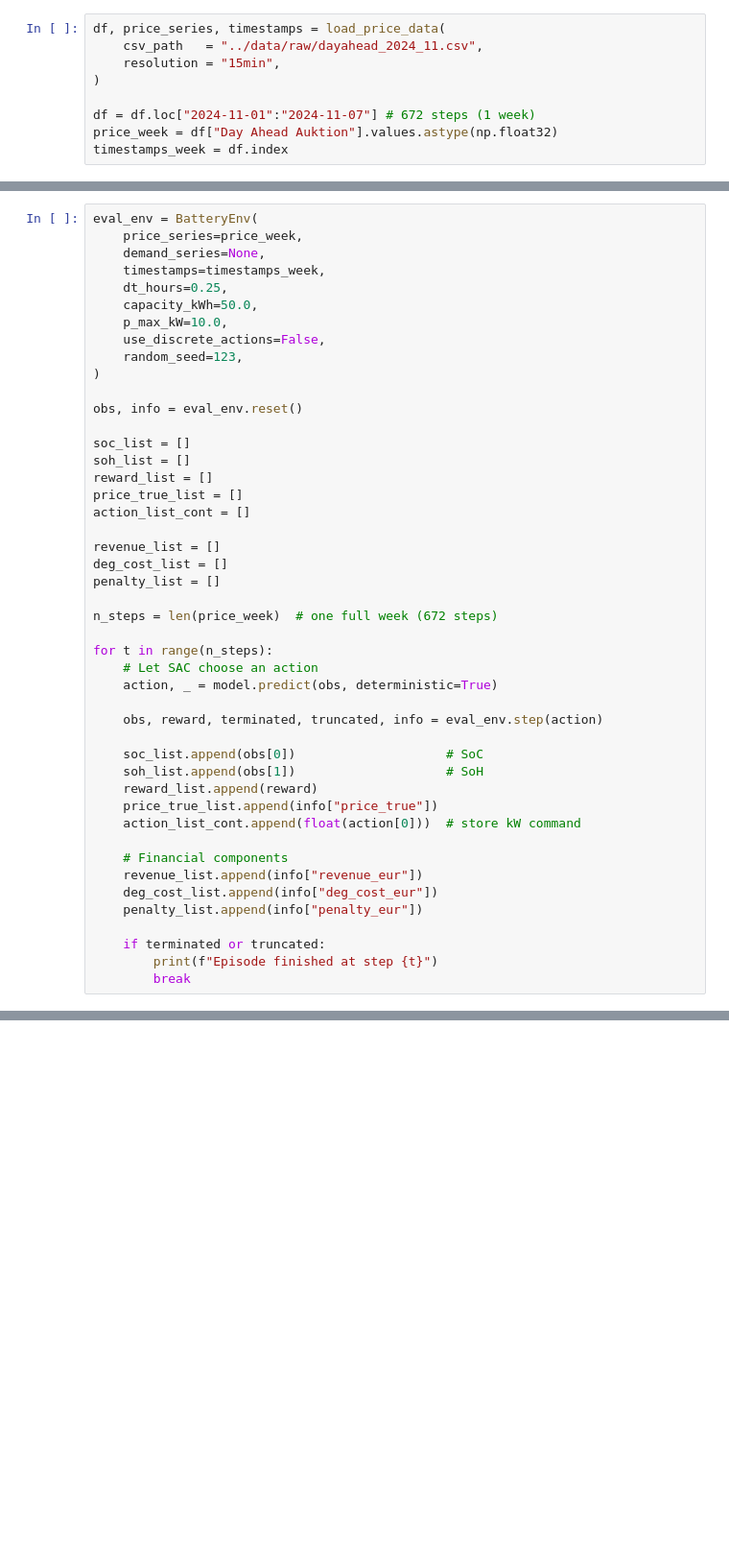
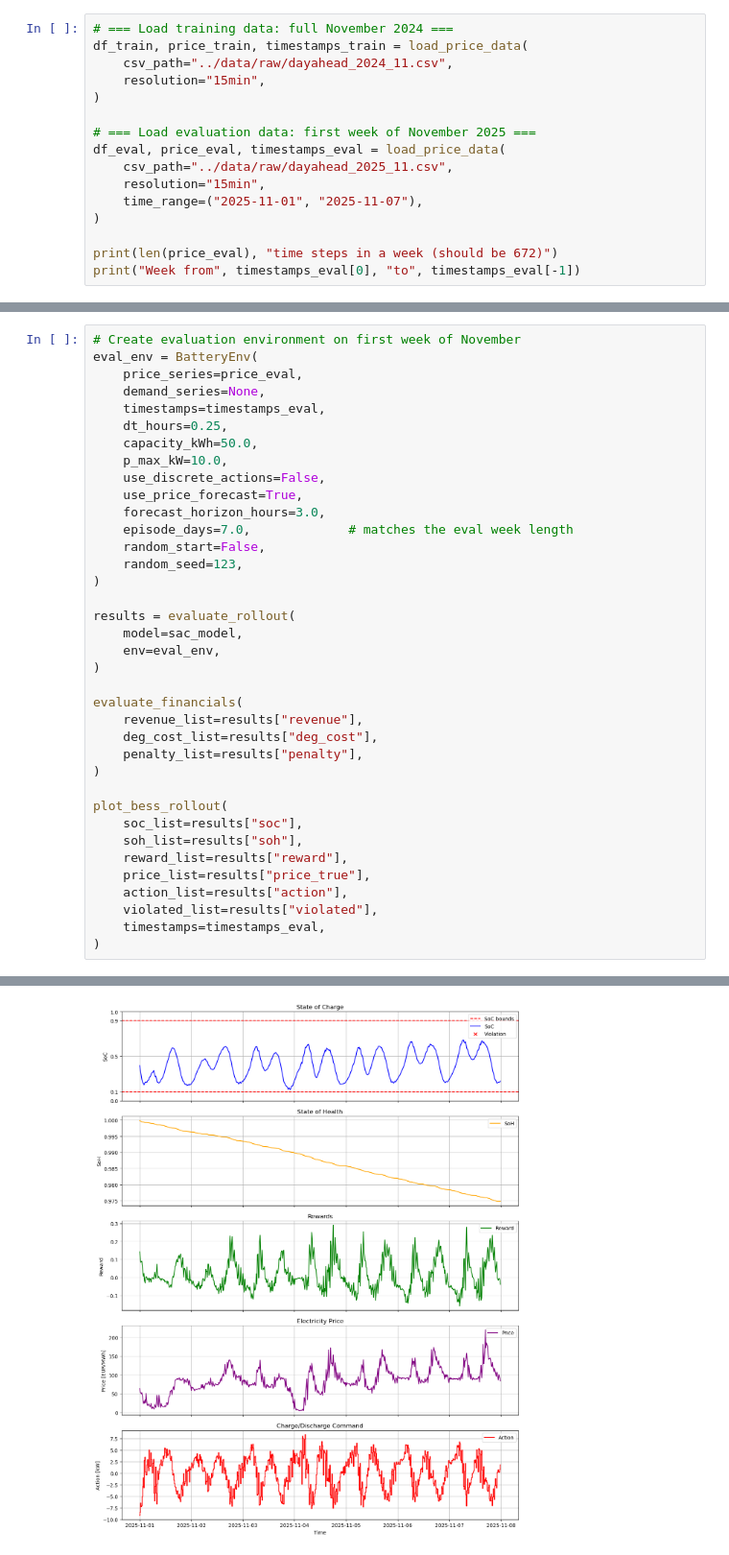
Before and after one commit to cfeng-dev/DRL_BESS, a Jupyter notebook: notebooks/sac_test.ipynb, the cells around one changed output, grey strips where cells are left out. Shown at 96% size. Drawn from its saved outputs; the diff is of its cells as text; blank space fills up the shorter version.

Commit message:
Update BESS evaluation notebooks with TD3, SAC, DQN training pipelines and rule-based baseline rollout

```diff
--- a/notebooks/sac_test.ipynb
+++ b/notebooks/sac_test.ipynb
@@ -12,9 +12,16 @@ from utils.eval_handler import evaluate_financials
 # %%
-df, price_series, timestamps = load_price_data(
-    csv_path   = "../data/raw/dayahead_2024_11.csv",
-    resolution = "15min",
+# === Load training data: full November 2024 ===
+df_train, price_train, timestamps_train = load_price_data(
+    csv_path="../data/raw/dayahead_2024_11.csv",
+    resolution="15min",
 )
 
-df = df.loc["2024-11-01":"2024-11-07"] # 672 steps (1 week)
-price_week = df["Day Ahead Auktion"].values.astype(np.float32)
-timestamps_week = df.index
+# === Load evaluation data: first week of November 2025 ===
+df_eval, price_eval, timestamps_eval = load_price_data(
+    csv_path="../data/raw/dayahead_2025_11.csv",
+    resolution="15min",
+    time_range=("2025-11-01", "2025-11-07"),
+)
+
+print(len(price_eval), "time steps in a week (should be 672)")
+print("Week from", timestamps_eval[0], "to", timestamps_eval[-1])
@@ -50,47 +88,38 @@ Training completed.
 # %%
+# Create evaluation environment on first week of November
 eval_env = BatteryEnv(
-    price_series=price_week,
+    price_series=price_eval,
     demand_series=None,
-    timestamps=timestamps_week,
+    timestamps=timestamps_eval,
     dt_hours=0.25,
     capacity_kWh=50.0,
     p_max_kW=10.0,
     use_discrete_actions=False,
+    use_price_forecast=True,
+    forecast_horizon_hours=3.0,
+    episode_days=7.0,             # matches the eval week length
+    random_start=False,
     random_seed=123,
 )
 
-obs, info = eval_env.reset()
+results = evaluate_rollout(
+    model=sac_model,
+    env=eval_env,
+)
 
-soc_list = []
-soh_list = []
-reward_list = []
-price_true_list = []
-action_list_cont = []
+evaluate_financials(
+    revenue_list=results["revenue"],
+    deg_cost_list=results["deg_cost"],
+    penalty_list=results["penalty"],
+)
 
-revenue_list = []
-deg_cost_list = []
-penalty_list = []
-
-n_steps = len(price_week)  # one full week (672 steps)
-
-for t in range(n_steps):
-    # Let SAC choose an action
-    action, _ = model.predict(obs, deterministic=True)
-
-    obs, reward, terminated, truncated, info = eval_env.step(action)
-
-    soc_list.append(obs[0])                    # SoC
-    soh_list.append(obs[1])                    # SoH
-    reward_list.append(reward)
-    price_true_list.append(info["price_true"])
-    action_list_cont.append(float(action[0]))  # store kW command
-
-    # Financial components
-    revenue_list.append(info["revenue_eur"])
-    deg_cost_list.append(info["deg_cost_eur"])
-    penalty_list.append(info["penalty_eur"])
-
-    if terminated or truncated:
-        print(f"Episode finished at step {t}")
-        break
+plot_bess_rollout(
+    soc_list=results["soc"],
+    soh_list=results["soh"],
+    reward_list=results["reward"],
+    price_list=results["price_true"],
+    action_list=results["action"],
+    violated_list=results["violated"],
+    timestamps=timestamps_eval,
+)
 # %% [output]
@@ -97,0 +133 @@ Episode finished at step 671
+[figure, added]
```
Also changed, not shown: parts of 5 cells of this notebook, 5 other files.
